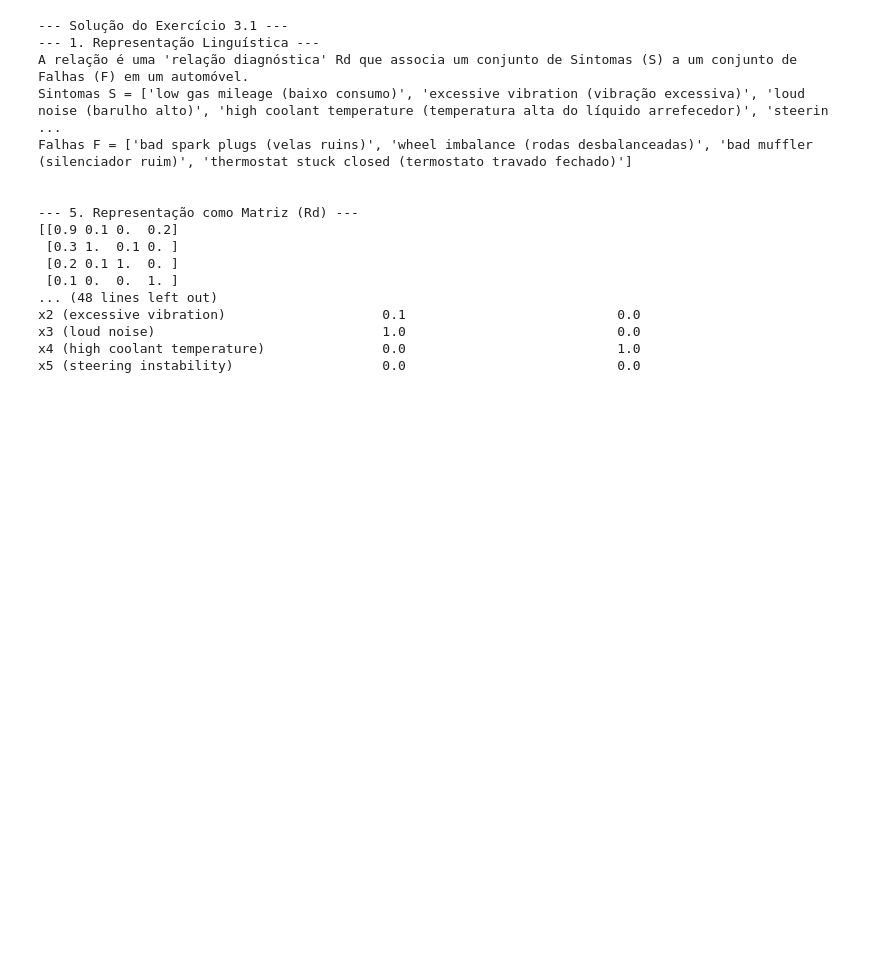
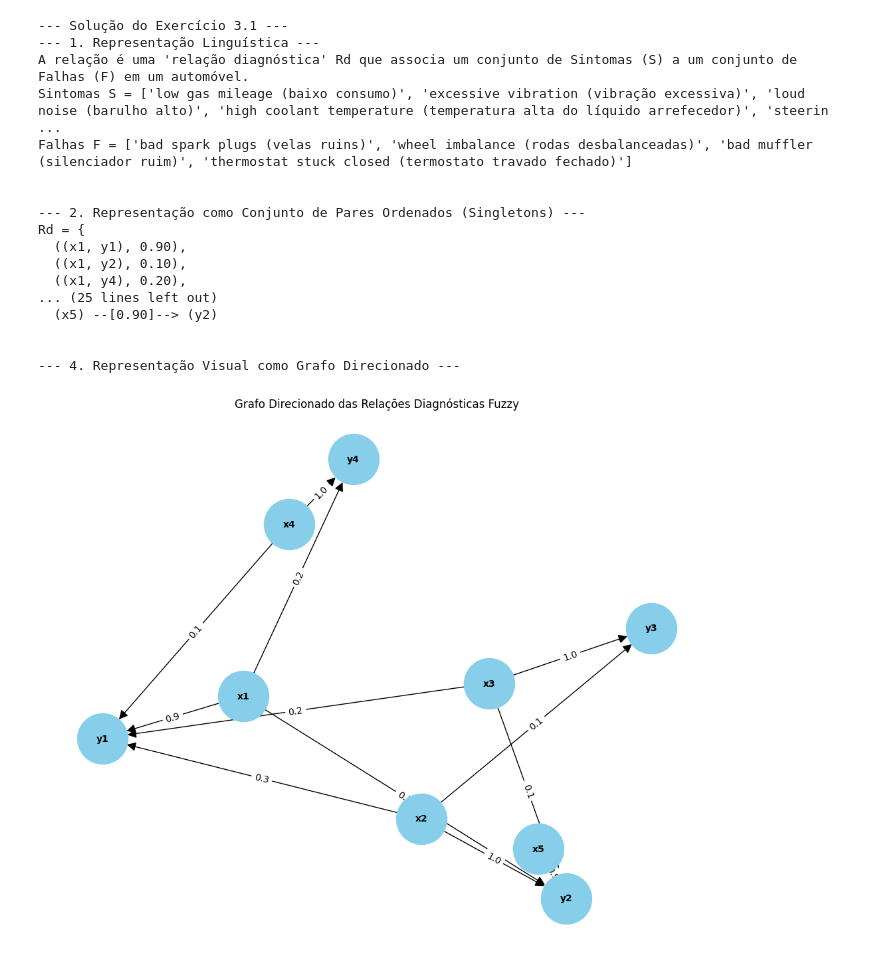
Before and after one commit to rcazevedo/Fuzzy-Sets, a Jupyter notebook: INPE_CA_Serie3_RelacoesEngineIssues.ipynb, the cells around one changed output. Saved outputs shown, nothing was run; the diff lists cells and outputs as text; code cells hidden in the pictures; blank space fills up the shorter version.

```diff
--- a/INPE_CA_Serie3_RelacoesEngineIssues.ipynb
+++ b/INPE_CA_Serie3_RelacoesEngineIssues.ipynb
@@ -1,6 +1,8 @@
 # %%
 import pandas as pd
 import numpy as np
+import networkx as nx
+import matplotlib.pyplot as plt
 
 # Problema 3.1: Relação Diagnóstica Fuzzy
 
@@ -25,18 +27,7 @@ s_keys = list(s_labels.keys())
 f_keys = list(f_labels.keys())
 
 # 2. Assumir "valores razoáveis" (0-1) para a matriz de relação fuzzy Rd (5x4)
-# A tarefa pede para assumir valores razoáveis.
-# Vamos criar uma matriz onde Rd[i, j] é o grau de relação entre o sintoma Si e a falha Fj.
-
-# Suposições razoáveis:
-# x1 (baixo consumo) -> muito relacionado a y1 (velas ruins)
-# x2 (vibração) -> muito relacionado a y2 (rodas desbalanceadas)
-# x3 (barulho alto) -> muito relacionado a y3 (silenciador ruim)
-# x4 (temp. alta) -> muito relacionado a y4 (termostato)
-# x5 (instabilidade direção) -> muito relacionado a y2 (rodas desbalanceadas)
-
 rd_matrix = np.array([
-    # y1 (velas), y2 (balanc.), y3 (silenc.), y4 (termost.)
     [0.9, 0.1, 0.0, 0.2],  # x1 (baixo consumo)
     [0.3, 1.0, 0.1, 0.0],  # x2 (vibração)
     [0.2, 0.1, 1.0, 0.0],  # x3 (barulho alto)
@@ -54,14 +45,7 @@ print(f"Sintomas S = {list(s_labels.values())}")
 print(f"Falhas F = {list(f_labels.values())}")
 print("\n")
 
-# Representação 5: Matriz
-# (Imprimindo esta primeiro, pois é a base das outras)
-print("--- 5. Representação como Matriz (Rd) ---")
-print(rd_matrix)
-print("\n")
-
 # Representação 2: Lista de Pares Ordenados (Singletons)
-
 print("--- 2. Representação como Conjunto de Pares Ordenados (Singletons) ---")
 print("Rd = {")
 for i in range(len(s_keys)):
@@ -72,41 +56,79 @@ for i in range(len(s_keys)):
 print("}")
 print("\n")
 
 # Representação 3: Grafo Direcionado (Fonte 1207)
 print("--- 3. Representação como Grafo Direcionado (Lista de Arestas) ---")
 print("O grafo direcionado consiste nos nós S e F. As arestas (links) e seus pesos (graus de associação) são:")
 for i in range(len(s_keys)):
     for j in range(len(f_keys)):
         membership = rd_matrix[i, j]
         if membership > 0:
             print(f"  ({s_keys[i]}) --[{membership:.2f}]--> ({f_keys[j]})")
 print("\n")
 
+# **Atualização**: Gerando o grafo visual utilizando networkx e matplotlib
+print("--- 4. Representação Visual como Grafo Direcionado ---")
+
+# Criação do grafo direcionado
+G = nx.DiGraph()
+
+# Adicionando os nós
+for key, label in s_labels.items():
+    G.add_node(key, label=label, type='S')
+for key, label in f_labels.items():
+    G.add_node(key, label=label, type='F')
+
+# Adicionando as arestas com seus pesos
+for i in range(len(s_keys)):
+    for j in range(len(f_keys)):
+        membership = rd_matrix[i, j]
+        if membership > 0:
+            G.add_edge(s_keys[i], f_keys[j], weight=membership)
+
+# Desenhando o grafo
+pos = nx.spring_layout(G)  # Layout do grafo
+plt.figure(figsize=(10, 8))
+nx.draw(G, pos, with_labels=True, node_size=3000, node_color='skyblue', font_size=10, font_weight='bold', arrowsize=20)
+
+# Exibindo pesos nas arestas
+edge_labels = nx.get_edge_attributes(G, 'weight')
+nx.draw_networkx_edge_labels(G, pos, edge_labels=edge_labels)
+
+plt.title("Grafo Direcionado das Relações Diagnósticas Fuzzy")
+plt.show()
+
 # Representação 4: Tabela
-print("--- 4. Representação como Tabela ---")
+print("--- 5. Representação como Tabela ---")
 # Usando pandas para uma formatação de tabela clara
 rd_dataframe = pd.DataFrame(
     rd_matrix,
     index=pd.Index([f"{k} ({v.split(' (')[0]})" for k, v in s_labels.items()], name="Sintoma (S)"),
     columns=pd.Index([f"{k} ({v.split(' (')[0]})" for k, v in f_labels.items()], name="Falha (F)")
 )
 print(rd_dataframe)
 print("\n")
+
+# Representação 5: Matriz
+# (Imprimindo esta primeiro, pois é a base das outras)
+print("--- 6. Representação como Matriz (Rd) ---")
+print(rd_matrix)
+print("\n")
 # %% [output]
 --- Solução do Exercício 3.1 ---
 --- 1. Representação Linguística ---
 A relação é uma 'relação diagnóstica' Rd que associa um conjunto de Sintomas (S) a um conjunto de Falhas (F) em um automóvel.
 Sintomas S = ['low gas mileage (baixo consumo)', 'excessive vibration (vibração excessiva)', 'loud noise (barulho alto)', 'high coolant temperature (temperatura alta do líquido arrefecedor)', 'steerin ...
 Falhas F = ['bad spark plugs (velas ruins)', 'wheel imbalance (rodas desbalanceadas)', 'bad muffler (silenciador ruim)', 'thermostat stuck closed (termostato travado fechado)']
 
 
---- 5. Representação como Matriz (Rd) ---
-[[0.9 0.1 0.  0.2]
- [0.3 1.  0.1 0. ]
- [0.2 0.1 1.  0. ]
- [0.1 0.  0.  1. ]
-... (48 lines left out)
-x2 (excessive vibration)                    0.1                           0.0
-x3 (loud noise)                             1.0                           0.0
-x4 (high coolant temperature)               0.0                           1.0
-x5 (steering instability)                   0.0                           0.0
+--- 2. Representação como Conjunto de Pares Ordenados (Singletons) ---
+Rd = {
+  ((x1, y1), 0.90),
+  ((x1, y2), 0.10),
+  ((x1, y4), 0.20),
+... (25 lines left out)
+  (x5) --[0.90]--> (y2)
+
+
+--- 4. Representação Visual como Grafo Direcionado ---
+[figure, added]
```
Also changed, not shown: parts of 1 cell of this notebook, 1 other file.
